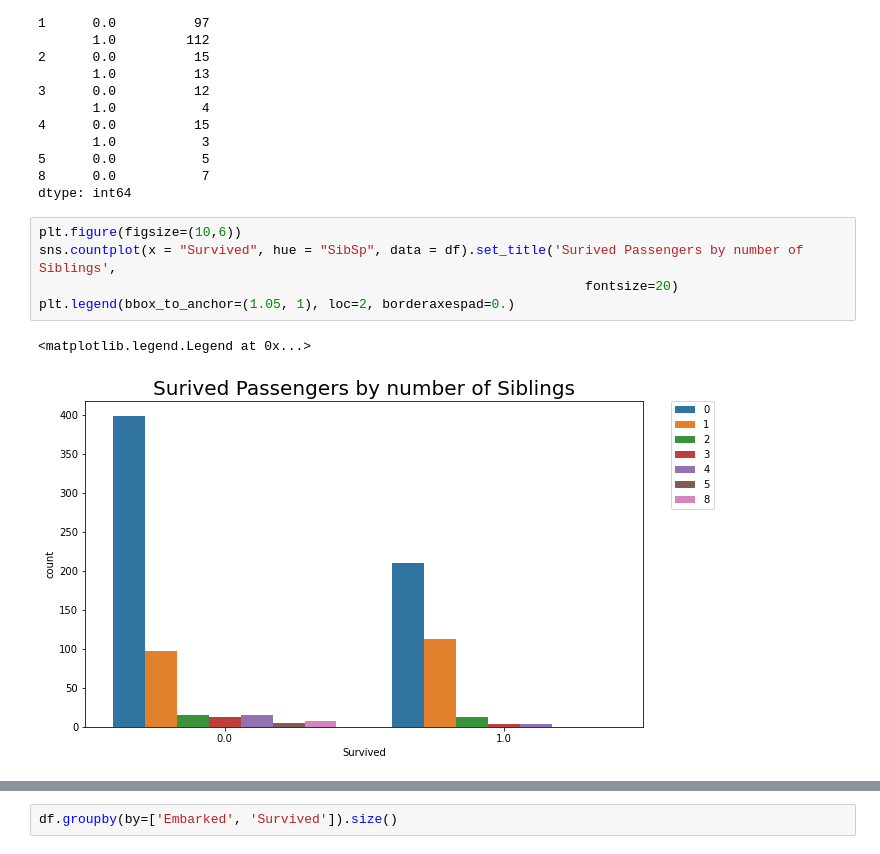
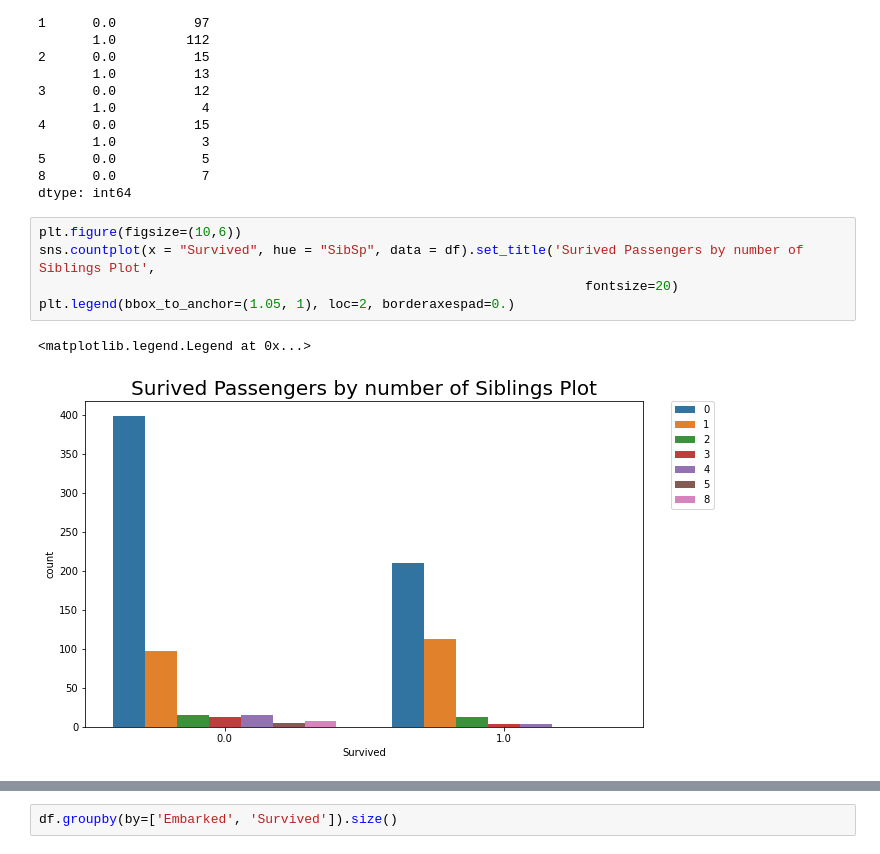
Before and after one commit to malabidi/Titanic, a Jupyter notebook: Titanic_predictions_jupyter_notebook.ipynb, the cells around one changed output, grey strips where cells are left out. Saved outputs shown, nothing was run; the diff lists cells and outputs as text.

Commit message:
plots4

```diff
--- a/Titanic_predictions_jupyter_notebook.ipynb
+++ b/Titanic_predictions_jupyter_notebook.ipynb
@@ -182,12 +182,12 @@ SibSp  Survived
 dtype: int64
 # %%
 plt.figure(figsize=(10,6))
-sns.countplot(x = "Survived", hue = "SibSp", data = df).set_title('Surived Passengers by number of Siblings',
+sns.countplot(x = "Survived", hue = "SibSp", data = df).set_title('Surived Passengers by number of Siblings Plot',
                                                                       fontsize=20)
 plt.legend(bbox_to_anchor=(1.05, 1), loc=2, borderaxespad=0.)
 # %% [output]
 <matplotlib.legend.Legend at 0x...>
-[figure, old version]
+[figure, new version]
 # %%
 plt.figure(figsize=(10,6))
 g = sns.FacetGrid(df, row='Sex', col="Survived", hue="SibSp", margin_titles=True, height=4, aspect=1)
```
Also changed, not shown: parts of 8 cells of this notebook.
